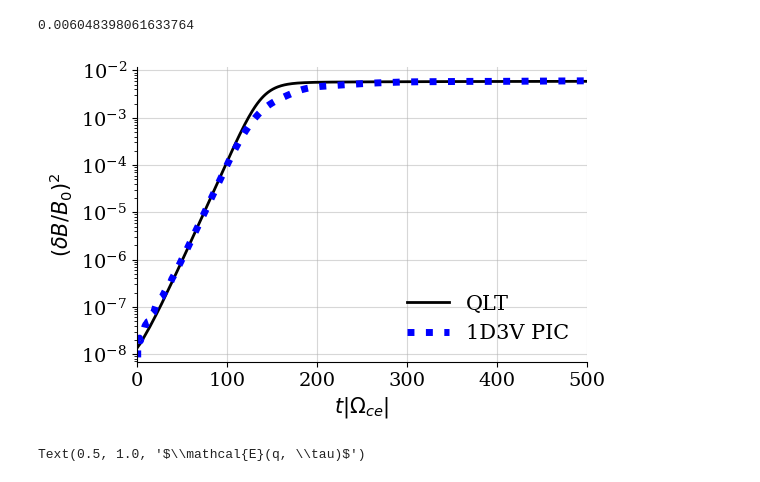
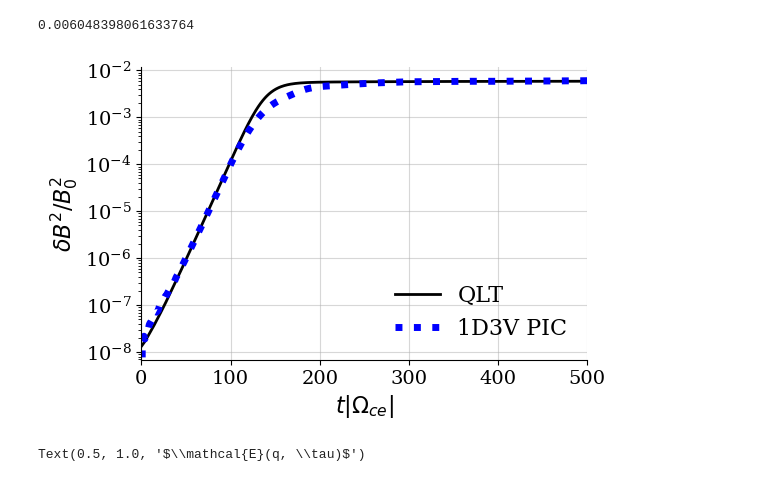
Before and after one commit to opaliss/QLT_whistler, a Jupyter notebook: primary_wave/replicating_Roytershteyn_2021.ipynb, the cells around one changed output. Drawn from its saved outputs; the diff is of its cells as text; code cells hidden in the pictures.

```diff
--- a/primary_wave/replicating_Roytershteyn_2021.ipynb
+++ b/primary_wave/replicating_Roytershteyn_2021.ipynb
@@ -299,9 +313,9 @@ def dydt(t, f, q_vec, delta, beta_par_i):
 
     # cold
     # beta perpendicular
-    rhs_beta_perp_c = dbetaperp_dt(A=A_c, q_vec=q_vec, B_vec=f[4:], z_vec=z_vec, dq=q_vec[1]-q_vec[0], beta_par=f[1])
+    rhs_beta_perp_c = 0 * dbetaperp_dt(A=A_c, q_vec=q_vec, B_vec=f[4:], z_vec=z_vec, dq=q_vec[1]-q_vec[0], beta_par=f[1])
     # beta parallel
-    rhs_beta_par_c =  dbetapar_dt(A=A_c,  q_vec=q_vec, B_vec=f[4:], z_vec=z_vec, dq=q_vec[1]-q_vec[0], beta_par=f[1])
+    rhs_beta_par_c =  0 * dbetapar_dt(A=A_c,  q_vec=q_vec, B_vec=f[4:], z_vec=z_vec, dq=q_vec[1]-q_vec[0], beta_par=f[1])
 
     # hot
     # beta perpendicular
@@ -439,25 +474,25 @@ dB_PIC[-1]
 # %%
 fig, ax = plt.subplots(figsize=(6, 4))
 ax.plot(result.t, np.sum(result.y[4:, :], axis=0)*(q_vec[1]-q_vec[0]), color="black", linewidth=2, label="QLT")
 ax.plot(t_PIC, dB_PIC, color="blue", linewidth=5, ls=":", label="1D3V PIC")
 
 ax.set_yscale("log")
 
-ax.set_xlabel(r'$t|\Omega_{ce}|$', fontsize=15)
-ax.set_ylabel(r'$(\delta B/B_{0})^2$', fontsize=15)
+ax.set_xlabel(r'$t|\Omega_{ce}|$', fontsize=16)
+ax.set_ylabel(r'$\delta B^2/B_{0}^2$', fontsize=16)
 
 ax.set_xlim(0, 500)
 
 ax.spines['right'].set_visible(False)
 ax.spines['top'].set_visible(False)
 
-legend = ax.legend(loc='lower right', ncols=1, fancybox=False, shadow=False, fontsize=15)
+legend = ax.legend(loc='lower right', ncols=1, fancybox=False, shadow=False, fontsize=16)
 legend.get_frame().set_alpha(0)
 plt.grid(alpha=0.5)
 plt.tight_layout()
-plt.savefig("../figs/vadim_2021/vadim_2021_dB_linear_res.png", dpi=300, bbox_inches='tight')
+plt.savefig("../figs/vadim_2021/QLT_vs_PIC_primary_magnetic_energy_density.png", dpi=300, bbox_inches='tight')
 # %% [output]
-[figure, old version]
+[figure, new version]
 # %%
 fig, ax = plt.subplots(figsize=(7, 5))
 pos = ax.pcolormesh(result.t, q_vec, result.y[4:], cmap="nipy_spectral", norm=matplotlib.colors.LogNorm(vmin=1e-10, vmax=1e-3),shading='gouraud')
```
Also changed, not shown: parts of 10 cells of this notebook, 18 other files.
